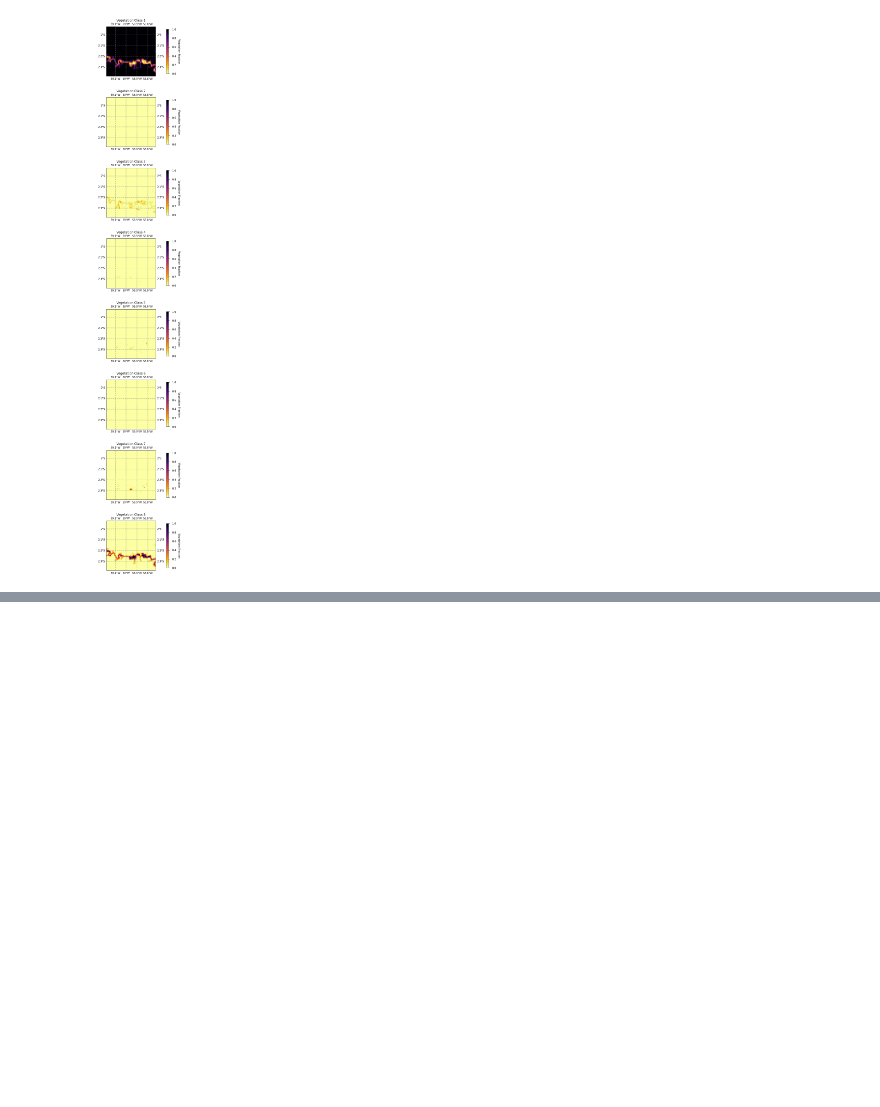
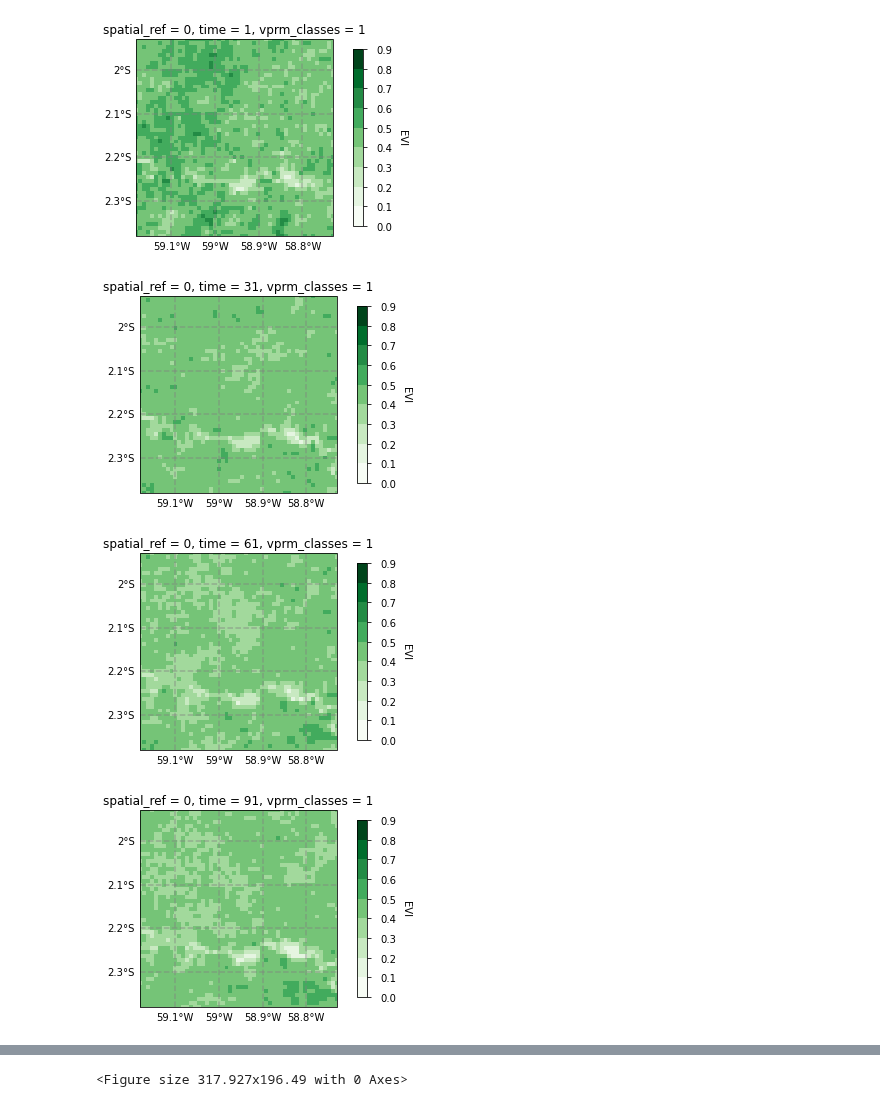
Before and after one commit to tglauch/pyVPRM, a Jupyter notebook: examples/wrf_preprocessor/evaluate_wrf_input.ipynb, the cells around one changed output, grey strips where cells are left out. Drawn from its saved outputs; the diff is of its cells as text; code cells hidden in the pictures; blank space fills up the shorter version.

```diff
--- a/examples/wrf_preprocessor/evaluate_wrf_input.ipynb
+++ b/examples/wrf_preprocessor/evaluate_wrf_input.ipynb
@@ -14,0 +50,7 @@ veg_map_modis = xr.open_dataset('/home/b/b309233/software/VPRM_preprocessor/exam
+# %%
+base_path =  './out/'
+t_file_fra = 'VPRM_input_VEG_FRA_2022.nc'
+t_file_evi = 'VPRM_input_EVI_2022.nc'
+
+in_theo = xr.open_dataset(os.path.join(base_path, t_file_evi))
+in_theo_veg_frac = xr.open_dataset(os.path.join(base_path, t_file_fra))
@@ -48,29 +101,44 @@ veg_fraction_map_wrf = xr.open_dataset('/home/b/b309233/software/VPRM_preprocess
 # %%
-cmap = plt.cm.inferno_r
+vprm_class = 1
+
+cmap = plt.cm.Greens
 cmaplist = [cmap(i) for i in range(cmap.N)]
 # cmaplist[0] = '#c4c4c4'
 cmap = mpl.colors.LinearSegmentedColormap.from_list(
     'Custom cmap', cmaplist, cmap.N)
-bounds = np.linspace(0, 1, 11)
+bounds = np.linspace(0, 0.9, 10)
 norm = mpl.colors.BoundaryNorm(bounds, cmap.N)
 
-fig = plt.figure(111, figsize = figsize(1.2, ratio=5))
-for c,i in enumerate(np.arange(1,9)[::-1]):
-    ax = fig.add_axes((0, c*0.1+0.04,1.0, 0.07), projection=ccrs.PlateCarree())
-    cb= veg_fraction_map_wrf.sel({'vprm_classes': i})['vegetation_fraction_map'].plot.pcolormesh(cmap=cmap, ax=ax,
-                                                                             x='lon', y='lat', vmin=0, vmax=1.0,
-                                                                             add_colorbar=False)
-    ax.set_title('Vegetation Class {}'.format(i))
+for ti in in_theo.coords['time'][0:365:30]:
+    fig = plt.figure(111, figsize = figsize(0.7))
+    ax = fig.add_axes((0.0, 0.0, 1.0, 1.0),
+                      projection=ccrs.PlateCarree())
+    t = in_theo.sel({'vprm_classes': vprm_class, 'time':ti})['evi']
+    cb = t.plot.pcolormesh(y='lat', x='lon', cmap=cmap, norm=norm,
+                          add_colorbar=False)
+    # world.boundary.plot(ax=ax, transform=ccrs.PlateCarree(), color='k',lw=1.)
+    lats = in_theo['lat'].values.flatten()
+    lons = in_theo['lon'].values.flatten()
+    ax.set_xlim(np.min(lons), np.max(lons))
+    ax.set_ylim(np.min(lats), np.max(lats))
+    gl = ax.gridlines(crs=ccrs.PlateCarree(), draw_labels=True,
+                     linewidth=1.5, color='gray', alpha=0.5, linestyle='--')
+    gl.xlabels_top = False
+    gl.ylabels_right = False
     axins = inset_axes(ax,
                        width="5%",
                        height="90%",
                        loc='center right',
-                       borderpad=-5
+                       borderpad=-3
                        )
-    gl = ax.gridlines(crs=ccrs.PlateCarree(), draw_labels=True,
-                      linewidth=1.5, color='gray', alpha=0.5, linestyle='--')
     cbar = fig.colorbar(cb, cax=axins)
     cbar.ax.get_yaxis().labelpad = 15
-    cbar.ax.set_ylabel('Vegetation Fraction', rotation=270)
+    cbar.ax.set_ylabel('EVI', rotation=270)
+    display(fig)
+    fig.show()
+    plt.clf()
 # %% [output]
-[figure, old version]
+[figure, new version]
+[figure, added]
+[figure, added]
+[figure, added]
@@ -76,0 +154 @@ for c,i in enumerate(np.arange(1,9)[::-1]):
+<Figure size 317.927x196.49 with 0 Axes>
```
Also changed, not shown: parts of 16 cells of this notebook, 1 other file.
